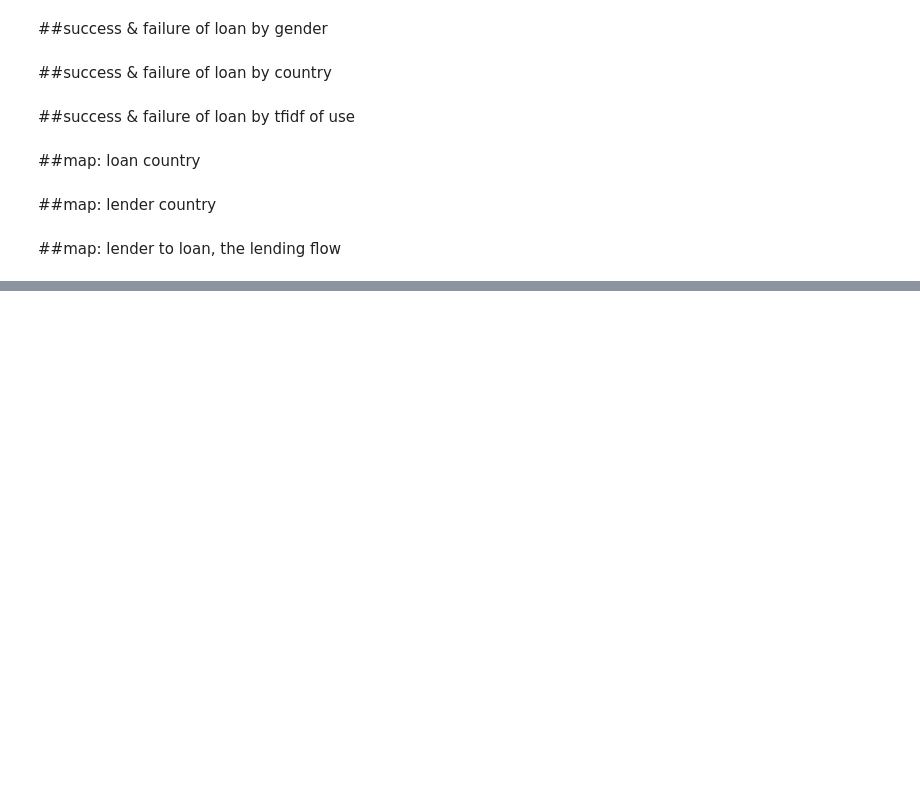
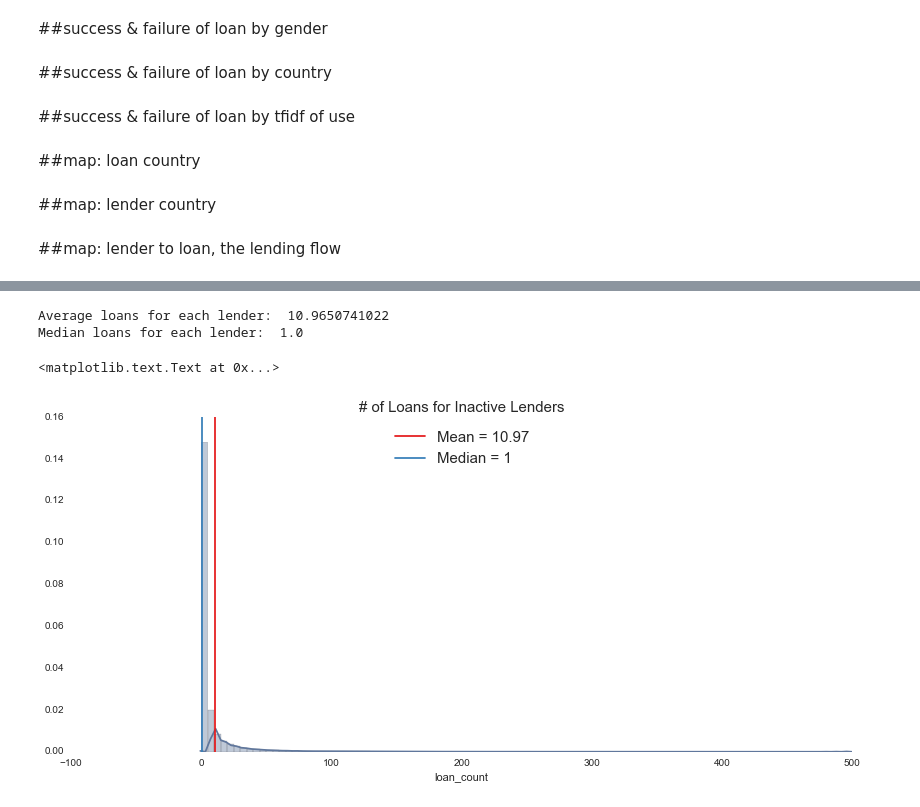
Before and after one commit to yulizhou/Kipfian, a Jupyter notebook: Visualization.ipynb, the cells around one changed output, grey strips where cells are left out. Drawn from its saved outputs; the diff is of its cells as text; code cells hidden in the pictures; blank space fills up the shorter version.

```diff
--- a/Visualization.ipynb
+++ b/Visualization.ipynb
@@ -295,0 +238,26 @@ m.recommend(['kitchensandbathsby', 'jessica'], k=5)
+# %%
+lenders = pd.read_csv('data/lenders.csv')
+# %%
+lenders = lenders[lenders['loan_count']!='loan_count']
+loan_count = lenders['loan_count'].astype(int)
+# %%
+mean_loan_count = loan_count.mean()
+median_loan_count = loan_count.median()
+print 'Average loans for each lender: ', mean_loan_count
+print 'Median loans for each lender: ', median_loan_count
+# %% [output]
+Average loans for each lender:  10.9650741022
+Median loans for each lender:  1.0
+# %%
+c1, c2 = sns.color_palette("Set1", 2)
+fig = plt.figure(figsize=(14,6))
+sns.distplot(loan_count[loan_count<500], bins=100, hist_kws={"normed": True})
+plt.axvline(mean_loan_count, label="Mean = 10.97", c=c1)
+# plt.annotate(mean_lender_count)
+plt.axvline(median_loan_count, label="Median = 1", c=c2)
+# plt.annotate(median_lender_count)
+plt.legend(loc='upper center', fontsize=15)
+plt.title("# of Loans for Inactive Lenders", fontsize=15)
+# %% [output]
+<matplotlib.text.Text at 0x...>
+[figure, added]
```
Also changed, not shown: parts of 21 cells of this notebook, 11 other files.
